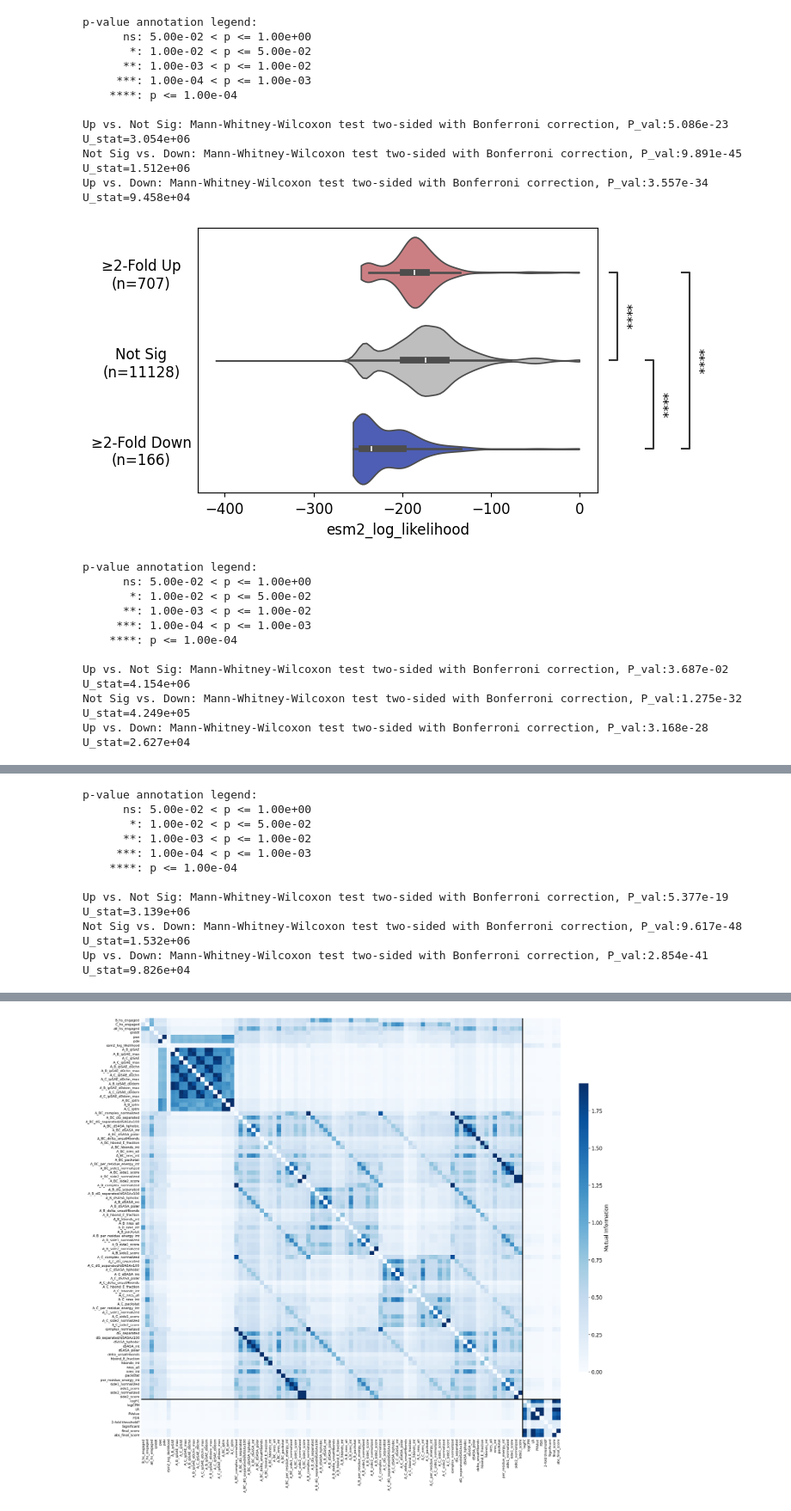
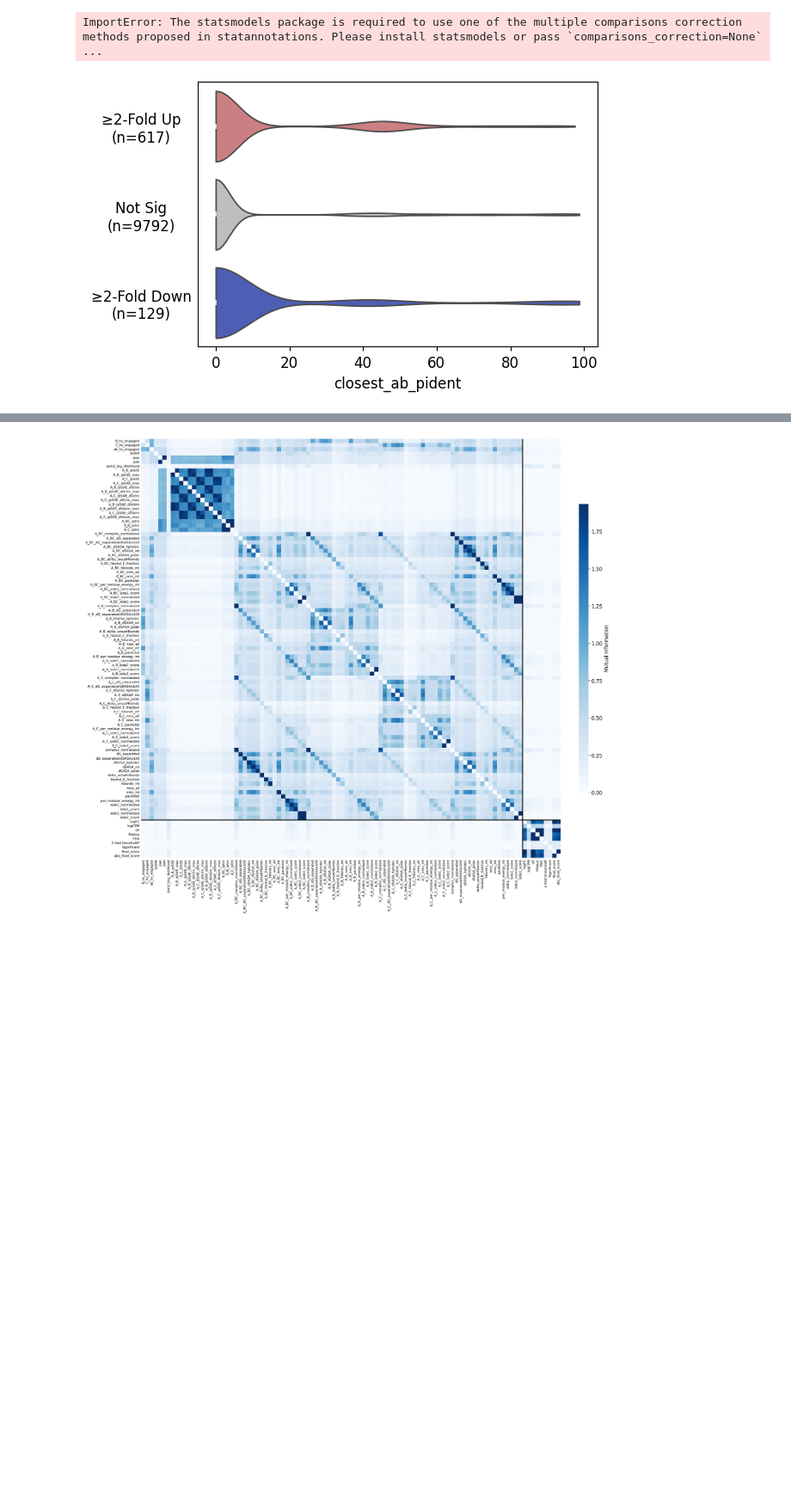
Before and after one commit to kosonocky/bits-to-binders, a Jupyter notebook: scripts/analyze_12k_per_binder.ipynb, the cells around one changed output, grey strips where cells are left out. Shown at 86% size. Cells and saved outputs as stored; diff of their text form; code cells hidden in the pictures; blank space fills up the shorter version.

```diff
--- a/scripts/analyze_12k_per_binder.ipynb
+++ b/scripts/analyze_12k_per_binder.ipynb
@@ -139,10 +139,14 @@ pairs = [("Up", "Not Sig"), ("Down", "Not Sig"), ("Up", "Down")]
 # actually make the palette Up: DA7277, Not Sig: BEBEBE, Down: 3C53C5
 palette = {"Up": "#D97277", "Not Sig": "#BEBEBE", "Down": "#3C53C5"}
 
+
+df = df[(df["B_hs_engaged"] > 0) | (df["C_hs_engaged"] > 0)].reset_index(drop=True) # NOTE TEMPORARY!!!!
+
 # ensure ordered categorical once
 df["twofold_cat"] = pd.Categorical(df["2-fold threshold?"], categories=order, ordered=True)
 
-for feature in ["esm2_log_likelihood", "complex_normalized", "custom_score", "iplddt", "pae",]:
+# for feature in ["esm2_log_likelihood", "complex_normalized", "custom_score", "iplddt", "pae", "angle_Cterm_deg", "angle_Nterm_deg"]:
+for feature in ["closest_ab_pident"]:
     plt.rcParams.update({'font.size': 12})
     fig, ax = plt.subplots(figsize=(6,4))
 
@@ -182,52 +186,34 @@ for feature in ["esm2_log_likelihood", "complex_normalized", "custom_score", "ip
         label.set_x(-0.13)  # adjust this value as needed to move left/right
 
 
 
 
     # bracket-style stars with Bonferroni correction
     annotator = Annotator(
         ax,
         pairs,
         data=dplot,
         x=feature,
         y="twofold_cat",
         order=order,
         orient="h"
     )
+    # benjamini-hochberg correction
     annotator.configure(
         test="Mann-Whitney",
-        comparisons_correction="bonferroni",
+        comparisons_correction="BH",
         text_format="star",
         pvalue_thresholds=[(1e-4, "****"), (1e-3, "***"), (1e-2, "**"), (0.05, "*"), (1, "ns")],
         show_test_name=False,
         loc="outside",
         fontsize=11,
         hide_non_significant=False
     )
     annotator.apply_and_annotate()
 
     plt.savefig(f"../results/feature_{feature}_by_2foldcat.png", dpi=300, bbox_inches='tight')
     plt.show()
     plt.close(fig)
 # %% [output]
-p-value annotation legend:
-      ns: 5.00e-02 < p <= 1.00e+00
-       *: 1.00e-02 < p <= 5.00e-02
-      **: 1.00e-03 < p <= 1.00e-02
-     ***: 1.00e-04 < p <= 1.00e-03
-    ****: p <= 1.00e-04
-
-Up vs. Not Sig: Mann-Whitney-Wilcoxon test two-sided with Bonferroni correction, P_val:5.086e-23 U_stat=3.054e+06
-Not Sig vs. Down: Mann-Whitney-Wilcoxon test two-sided with Bonferroni correction, P_val:9.891e-45 U_stat=1.512e+06
-Up vs. Down: Mann-Whitney-Wilcoxon test two-sided with Bonferroni correction, P_val:3.557e-34 U_stat=9.458e+04
+ImportError: The statsmodels package is required to use one of the multiple comparisons correction methods proposed in statannotations. Please install statsmodels or pass `comparisons_correction=None` ...
-[figure, old version]
+[figure, new version]
-p-value annotation legend:
-      ns: 5.00e-02 < p <= 1.00e+00
-       *: 1.00e-02 < p <= 5.00e-02
-      **: 1.00e-03 < p <= 1.00e-02
-     ***: 1.00e-04 < p <= 1.00e-03
-    ****: p <= 1.00e-04
-
-Up vs. Not Sig: Mann-Whitney-Wilcoxon test two-sided with Bonferroni correction, P_val:3.687e-02 U_stat=4.154e+06
-Not Sig vs. Down: Mann-Whitney-Wilcoxon test two-sided with Bonferroni correction, P_val:1.275e-32 U_stat=4.249e+05
-Up vs. Down: Mann-Whitney-Wilcoxon test two-sided with Bonferroni correction, P_val:3.168e-28 U_stat=2.627e+04
@@ -235,10 +219,0 @@ Up vs. Down: Mann-Whitney-Wilcoxon test two-sided with Bonferroni correction, P_
-p-value annotation legend:
-      ns: 5.00e-02 < p <= 1.00e+00
-       *: 1.00e-02 < p <= 5.00e-02
-      **: 1.00e-03 < p <= 1.00e-02
-     ***: 1.00e-04 < p <= 1.00e-03
-    ****: p <= 1.00e-04
-
-Up vs. Not Sig: Mann-Whitney-Wilcoxon test two-sided with Bonferroni correction, P_val:5.377e-19 U_stat=3.139e+06
-Not Sig vs. Down: Mann-Whitney-Wilcoxon test two-sided with Bonferroni correction, P_val:9.617e-48 U_stat=1.532e+06
-Up vs. Down: Mann-Whitney-Wilcoxon test two-sided with Bonferroni correction, P_val:2.854e-41 U_stat=9.826e+04
```
Also changed, not shown: parts of 1 cell of this notebook, 2 other files.
